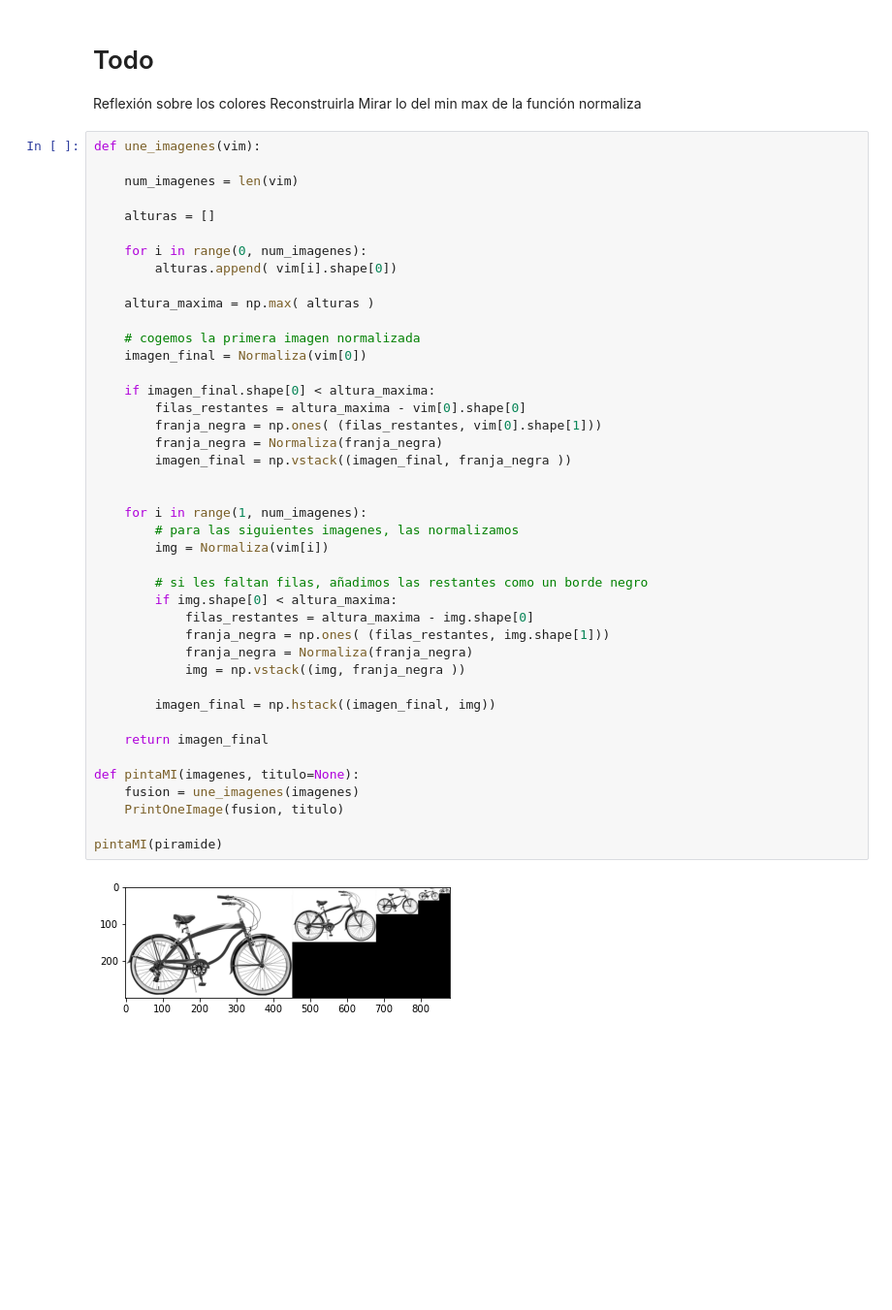
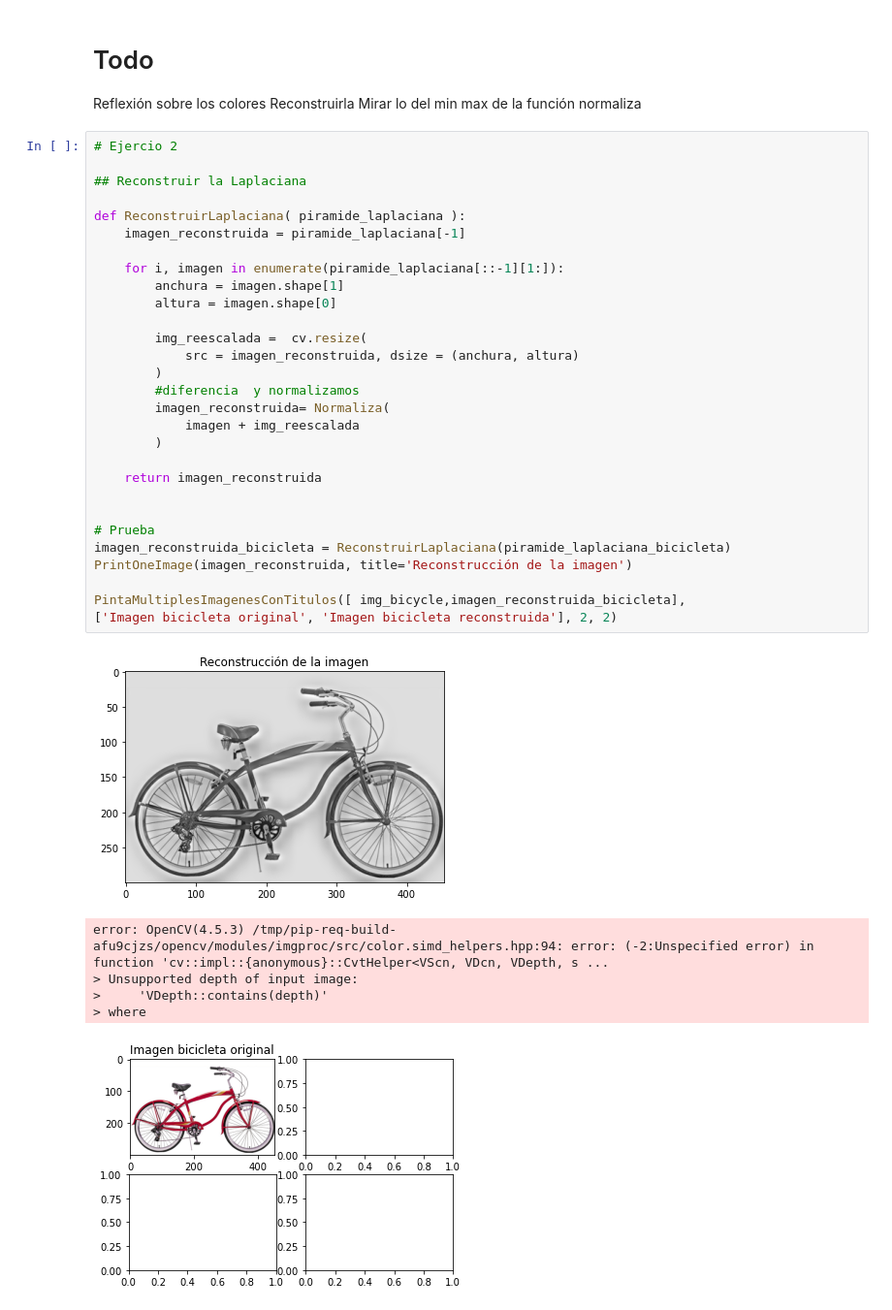
Before and after one commit to BlancaCC/Computer-vision, a Jupyter notebook: practica_1/practica_1.ipynb, the cells around one changed output. Shown at 97% size. Cells and saved outputs as stored; diff of their text form; blank space fills up the shorter version.

```diff
--- a/practica_1/practica_1.ipynb
+++ b/practica_1/practica_1.ipynb
@@ -1001,47 +1076,39 @@ for i in piramide:
 Reflexión sobre los colores
 Reconstruirla
 Mirar lo del min max de la función normaliza
-# %%
-def une_imagenes(vim):
-
-    num_imagenes = len(vim)
-
-    alturas = []
-
-    for i in range(0, num_imagenes):
-        alturas.append( vim[i].shape[0])
-
-    altura_maxima = np.max( alturas )
-
-    # cogemos la primera imagen normalizada
-    imagen_final = Normaliza(vim[0])
-
-    if imagen_final.shape[0] < altura_maxima:
-        filas_restantes = altura_maxima - vim[0].shape[0]
-        franja_negra = np.ones( (filas_restantes, vim[0].shape[1]))
-        franja_negra = Normaliza(franja_negra)
-        imagen_final = np.vstack((imagen_final, franja_negra ))
-
-
-    for i in range(1, num_imagenes):
-        # para las siguientes imagenes, las normalizamos
-        img = Normaliza(vim[i])
-
-        # si les faltan filas, añadimos las restantes como un borde negro
-        if img.shape[0] < altura_maxima:
-            filas_restantes = altura_maxima - img.shape[0]
-            franja_negra = np.ones( (filas_restantes, img.shape[1]))
-            franja_negra = Normaliza(franja_negra)
-            img = np.vstack((img, franja_negra ))
-
-        imagen_final = np.hstack((imagen_final, img))
-
-    return imagen_final
-
-def pintaMI(imagenes, titulo=None):
-    fusion = une_imagenes(imagenes)
-    PrintOneImage(fusion, titulo)
-
-pintaMI(piramide)
-# %% [output]
-[figure, removed]
+# %%
+# Ejercio 2
+
+## Reconstruir la Laplaciana
+
+def ReconstruirLaplaciana( piramide_laplaciana ):
+    imagen_reconstruida = piramide_laplaciana[-1]
+
+    for i, imagen in enumerate(piramide_laplaciana[::-1][1:]):
+        anchura = imagen.shape[1]
+        altura = imagen.shape[0]
+
+        img_reescalada =  cv.resize(
+            src = imagen_reconstruida, dsize = (anchura, altura)
+        )
+        #diferencia  y normalizamos
+        imagen_reconstruida= Normaliza(
+            imagen + img_reescalada
+        )
+
+    return imagen_reconstruida
+
+
+# Prueba
+imagen_reconstruida_bicicleta = ReconstruirLaplaciana(piramide_laplaciana_bicicleta)
+PrintOneImage(imagen_reconstruida, title='Reconstrucción de la imagen')
+
+PintaMultiplesImagenesConTitulos([ img_bicycle,imagen_reconstruida_bicicleta],
+['Imagen bicicleta original', 'Imagen bicicleta reconstruida'], 2, 2)
+# %% [output]
+[figure, added]
+error: OpenCV(4.5.3) /tmp/pip-req-build-afu9cjzs/opencv/modules/imgproc/src/color.simd_helpers.hpp:94: error: (-2:Unspecified error) in function 'cv::impl::{anonymous}::CvtHelper<VScn, VDcn, VDepth, s ...
+> Unsupported depth of input image:
+>     'VDepth::contains(depth)'
+> where
+[figure, added]
```
Also changed, not shown: parts of 3 cells of this notebook.
